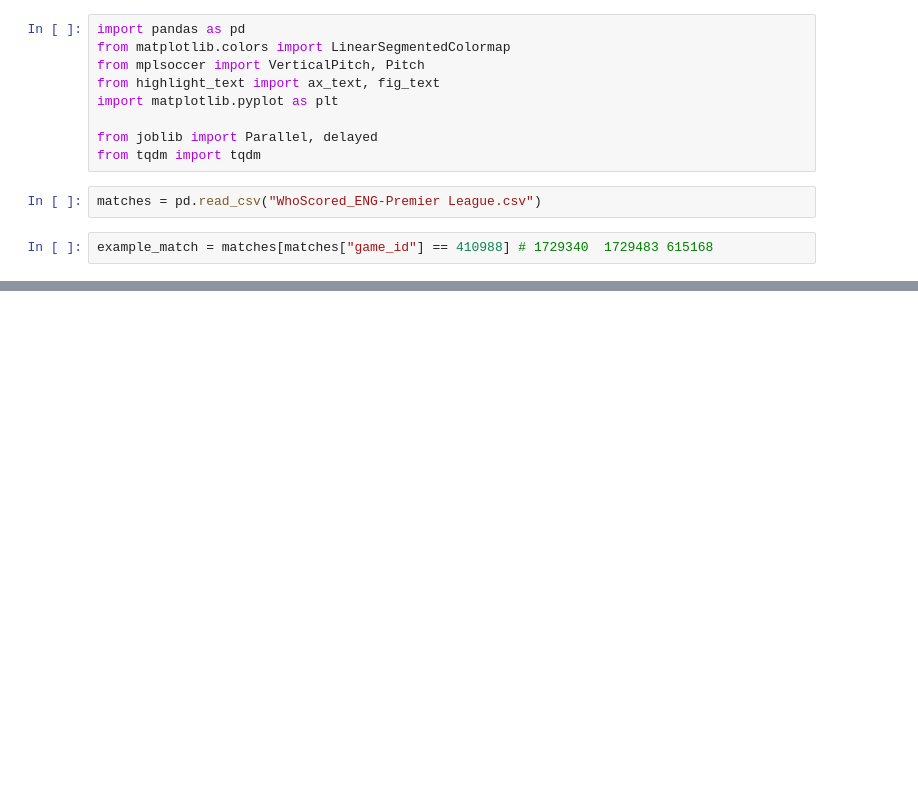
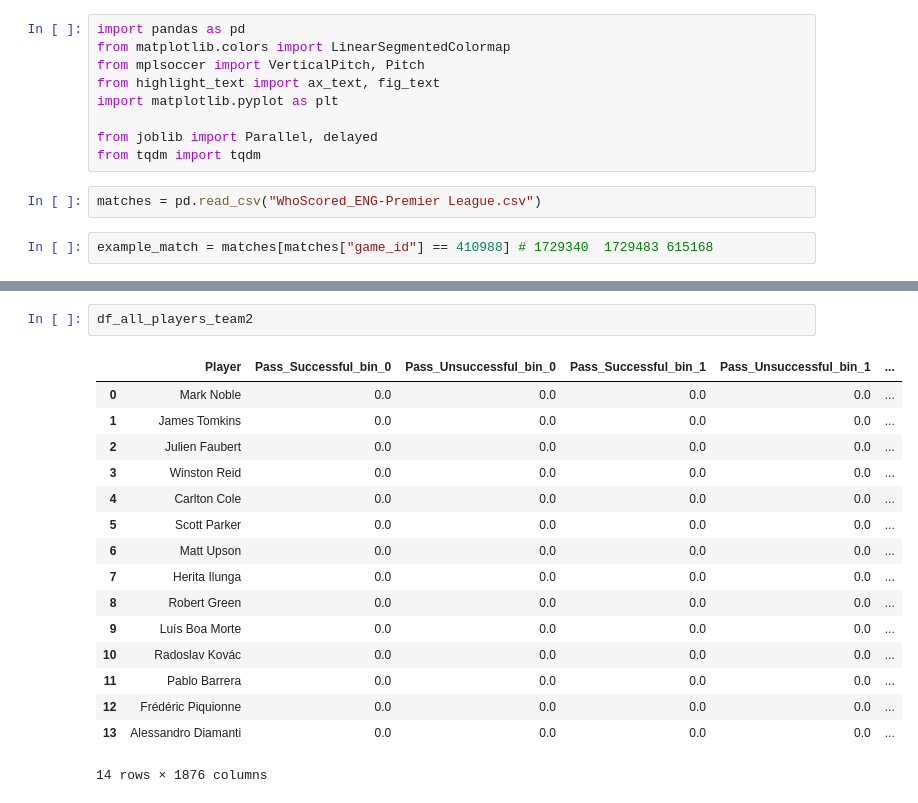
Before and after one commit to GonzaloFuentes1/IPRE-DeepLearningPrediccionDeResultadosDeportivos, a Jupyter notebook: Modelos/Whoscored/get_features.ipynb, the cells around one changed output, grey strips where cells are left out. Saved outputs shown, nothing was run; the diff lists cells and outputs as text; blank space fills up the shorter version.

```diff
--- a/Modelos/Whoscored/get_features.ipynb
+++ b/Modelos/Whoscored/get_features.ipynb
@@ -126,3 +145,22 @@ df_all_players_team1, df_all_players_team2 = get_features_individuales(matches,
+# %%
+df_all_players_team2
+# %% [output]
+|  | Player | Pass_Successful_bin_0 | Pass_Unsuccessful_bin_0 | Pass_Successful_bin_1 | Pass_Unsuccessful_bin_1 | ... |
+| 0 | Mark Noble | 0.0 | 0.0 | 0.0 | 0.0 | ... |
+| 1 | James Tomkins | 0.0 | 0.0 | 0.0 | 0.0 | ... |
+| 2 | Julien Faubert | 0.0 | 0.0 | 0.0 | 0.0 | ... |
+| 3 | Winston Reid | 0.0 | 0.0 | 0.0 | 0.0 | ... |
+| 4 | Carlton Cole | 0.0 | 0.0 | 0.0 | 0.0 | ... |
+| 5 | Scott Parker | 0.0 | 0.0 | 0.0 | 0.0 | ... |
+| 6 | Matt Upson | 0.0 | 0.0 | 0.0 | 0.0 | ... |
+| 7 | Herita Ilunga | 0.0 | 0.0 | 0.0 | 0.0 | ... |
+| 8 | Robert Green | 0.0 | 0.0 | 0.0 | 0.0 | ... |
+| 9 | Luís Boa Morte | 0.0 | 0.0 | 0.0 | 0.0 | ... |
+| 10 | Radoslav Kovác | 0.0 | 0.0 | 0.0 | 0.0 | ... |
+| 11 | Pablo Barrera | 0.0 | 0.0 | 0.0 | 0.0 | ... |
+| 12 | Frédéric Piquionne | 0.0 | 0.0 | 0.0 | 0.0 | ... |
+| 13 | Alessandro Diamanti | 0.0 | 0.0 | 0.0 | 0.0 | ... |
+14 rows × 1876 columns
 # %%
 bins_x = 6
 bins_y = 6
```
Also changed, not shown: parts of 4 cells of this notebook.
